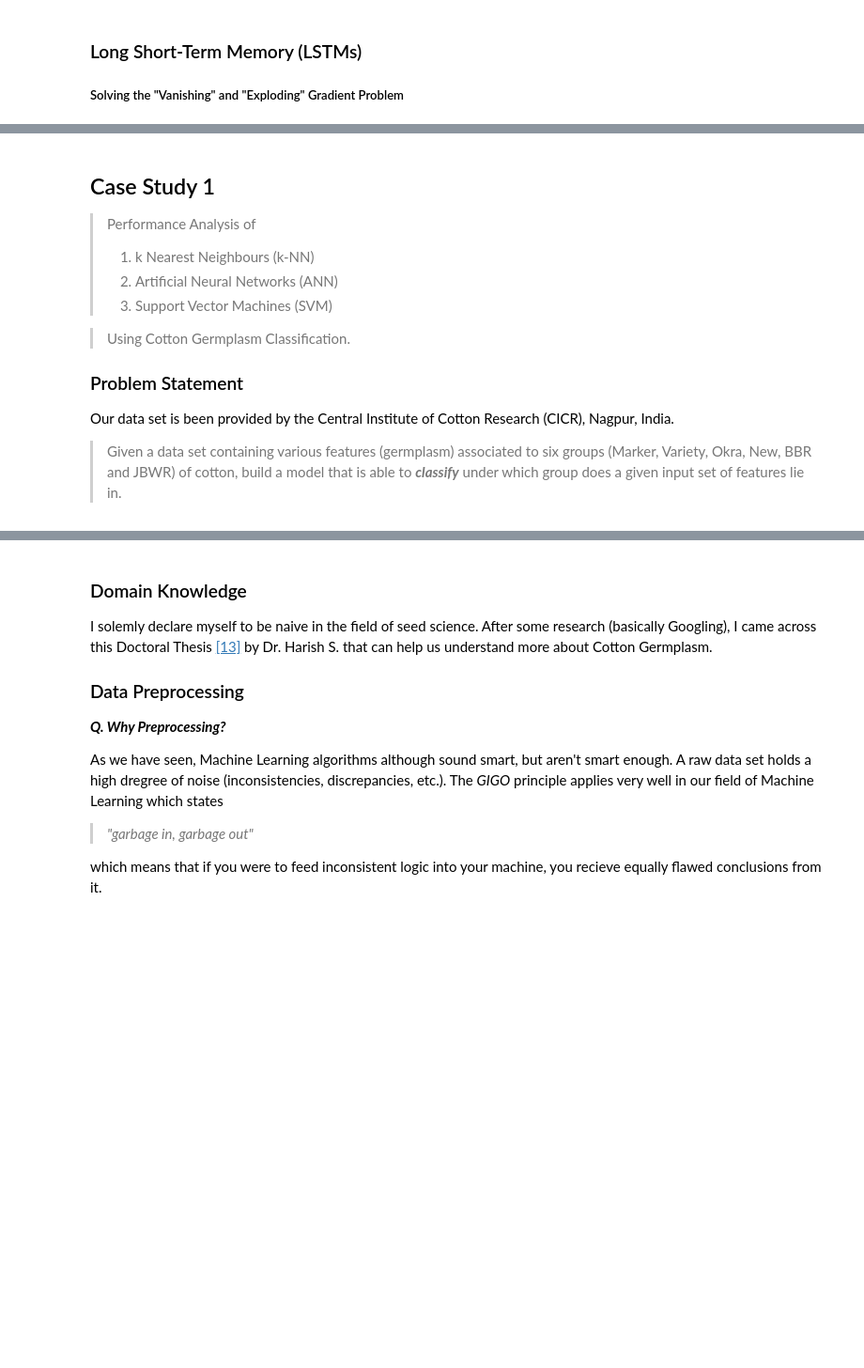
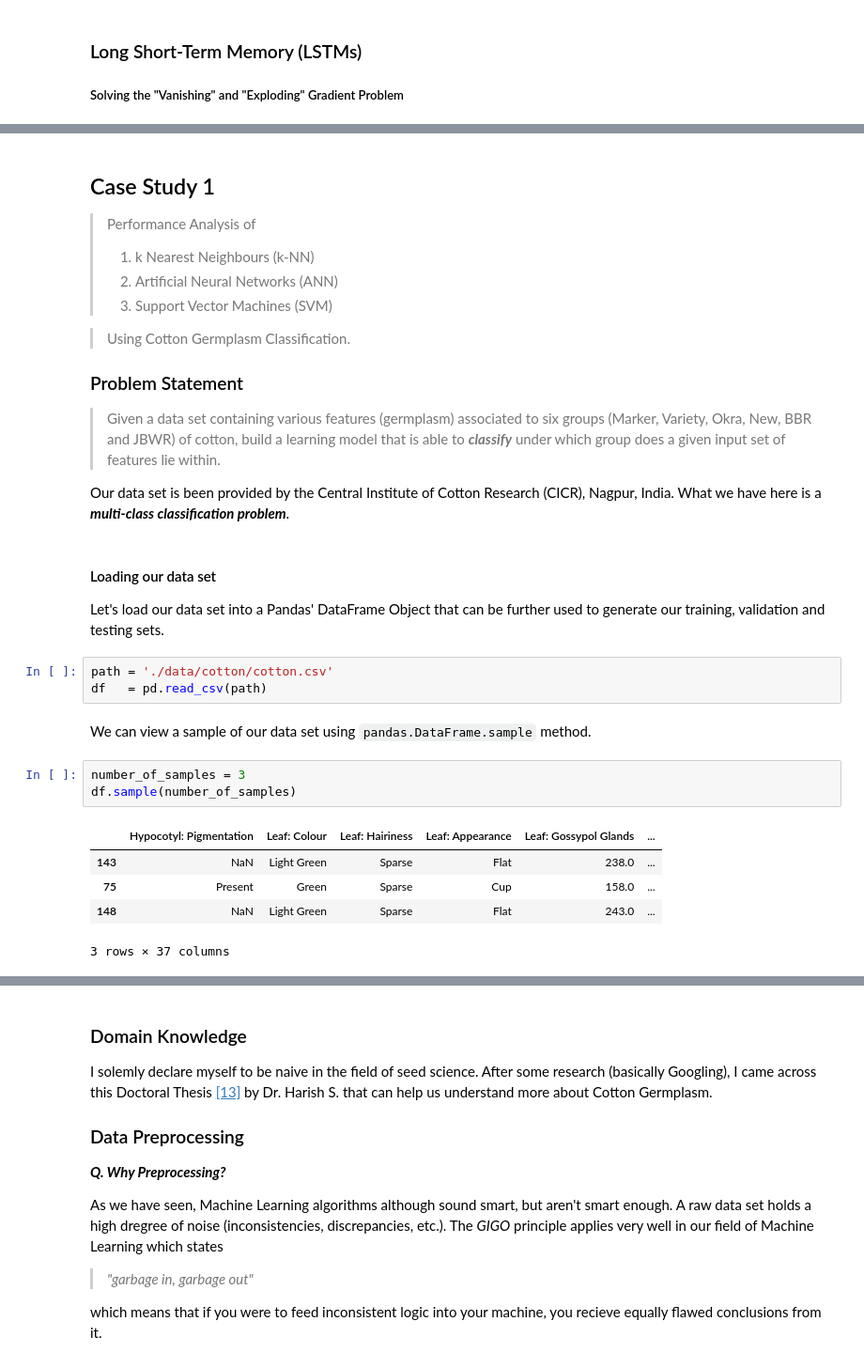
Before and after one commit to achillesrasquinha/brains-from-scratch, a Jupyter notebook: Brains from Scratch - Machine Learning for dummies.ipynb, the cells around one changed output, grey strips where cells are left out. Shown at 94% size. Drawn from its saved outputs; the diff is of its cells as text; blank space fills up the shorter version.

```diff
--- a/Brains from Scratch - Machine Learning for dummies.ipynb
+++ b/Brains from Scratch - Machine Learning for dummies.ipynb
@@ -1389,5 +1445,24 @@ Our ability to learn is in itself - evolutionary; and the principles behind Gene
 > Using Cotton Germplasm Classification.
 
 ### Problem Statement
+> Given a data set containing various features (germplasm) associated to six groups (Marker, Variety, Okra, New, BBR and JBWR) of cotton, build a learning model that is able to ***classify*** under which group does a given input set of features lie within.
+
 Our data set is been provided by the Central Institute of Cotton Research (CICR), Nagpur, India.
-> Given a data set containing various features (germplasm) associated to six groups (Marker, Variety, Okra, New, BBR and JBWR) of cotton, build a model that is able to ***classify*** under which group does a given input set of features lie in.
+What we have here is a ***multi-class classification problem***.
+# %% [markdown]
+#### Loading our data set
+Let's load our data set into a Pandas' DataFrame Object that can be further used to generate our training, validation and testing sets.
+# %%
+path = './data/cotton/cotton.csv'
+df   = pd.read_csv(path)
+# %% [markdown]
+We can view a sample of our data set using `pandas.DataFrame.sample` method.
+# %%
+number_of_samples = 3
+df.sample(number_of_samples)
+# %% [output]
+|  | Hypocotyl: Pigmentation | Leaf: Colour | Leaf: Hairiness | Leaf: Appearance | Leaf: Gossypol Glands | ... |
+| 143 | NaN | Light Green | Sparse | Flat | 238.0 | ... |
+| 75 | Present | Green | Sparse | Cup | 158.0 | ... |
+| 148 | NaN | Light Green | Sparse | Flat | 243.0 | ... |
+3 rows × 37 columns
```
Also changed, not shown: parts of 30 cells of this notebook, 3 other files.
